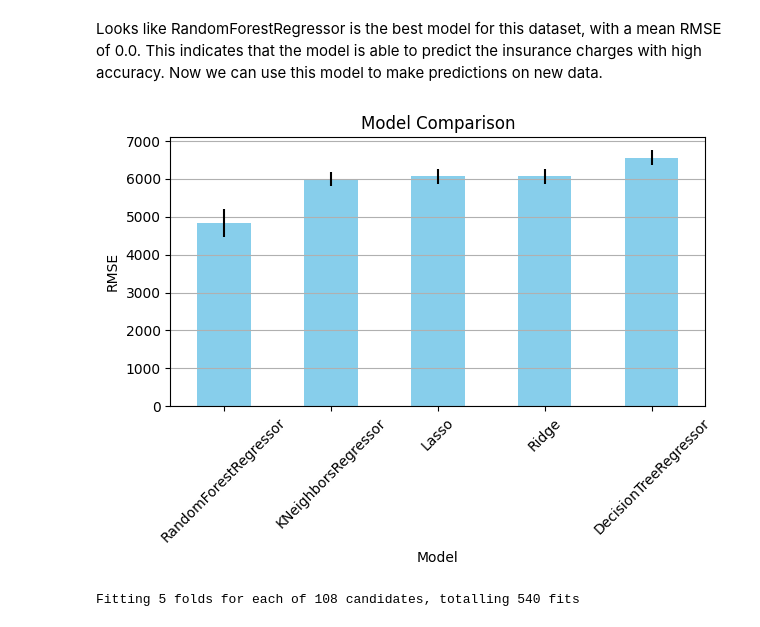
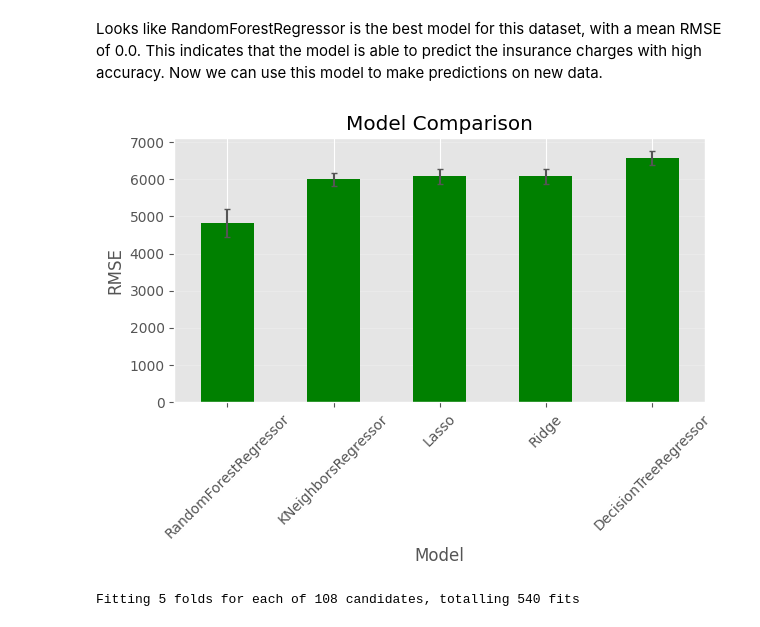
Before and after one commit to Slay-Shayer/insurance_mahbub, a Jupyter notebook: insurance.ipynb, the cells around one changed output. Cells and saved outputs as stored; diff of their text form; code cells hidden in the pictures.

```diff
--- a/insurance.ipynb
+++ b/insurance.ipynb
@@ -54,0 +57,4 @@ sns.heatmap(df.select_dtypes('number').corr(), annot=True, cmap='Blues', fmt='.2
+# %%
+plt.style.use('ggplot')
+sns.pairplot(df, hue = 'region', diag_kind = 'kde', markers = ['o', 's', 'D', '^'])
+plt.show()
@@ -75,6 +83,7 @@ northwest    325
 northeast    324
 Name: count, dtype: int64
 # %%
+plt.style.use('ggplot')
 sns.histplot(data=df, x='region', hue='smoker', multiple='dodge', shrink=0.8, edgecolor='black', palette=smoker_palette)
 plt.title('Distribution of Region by Smoker Status')
 plt.xlabel('Region')
@@ -123,5 +132,7 @@ np.mean(low_risk_conditions['charges'])
 # %% [output]
 np.float64(8002.59602379878)
 # %%
+plt.style.use('ggplot')
 sns.kdeplot(data=high_risk_conditions, x='charges', fill=True)
+plt.show()
 # %% [output]
@@ -130,5 +140,6 @@ sns.kdeplot(data=high_risk_conditions, x='charges', fill=True)
 # %%
 fig, ax = plt.subplots()
+plt.style.use('ggplot')
 ax.plot(low_risk_conditions['age'], low_risk_conditions['charges'],
            'o', alpha=0.5, label='Low Risk Conditions', color='green')
 ax.plot(high_risk_conditions['age'], high_risk_conditions['charges'],
@@ -137,4 +148,5 @@ ax.set_xlabel('Age')
 ax.set_ylabel('Charges')
 ax.set_title('Charges vs. Age by Risk Category (Combined on Left)')
 ax.legend()
+plt.show()
 # %% [output]
@@ -220,16 +231,17 @@ DecisionTreeRegressor  6564.473837  196.312503
 # %% [markdown]
 Looks like RandomForestRegressor is the best model for this dataset, with a mean RMSE of 0.0. This indicates that the model is able to predict the insurance charges with high accuracy. Now we can use this model to make predictions on new data.
 # %%
-results_df.plot(kind='bar', y='RMSE Mean', yerr='RMSE Std', legend=False, color='skyblue')
+results_df.plot(kind='bar', y='RMSE Mean', yerr='RMSE Std', legend=False, color='green', capsize = 2)
+plt.style.use('ggplot')
 plt.ylabel('RMSE')
 plt.xlabel('Model')
 plt.xticks(rotation=45)
 plt.title('Model Comparison')
-plt.grid(True, axis = 'y')
+plt.grid(True, axis = 'y', alpha = 0.2)
 plt.tight_layout()
 plt.show()
 # %% [output]
-[figure, old version]
+[figure, new version]
 # %%
 rf_pipeline = Pipeline(
     steps = [
```
Also changed, not shown: parts of 8 cells of this notebook.
